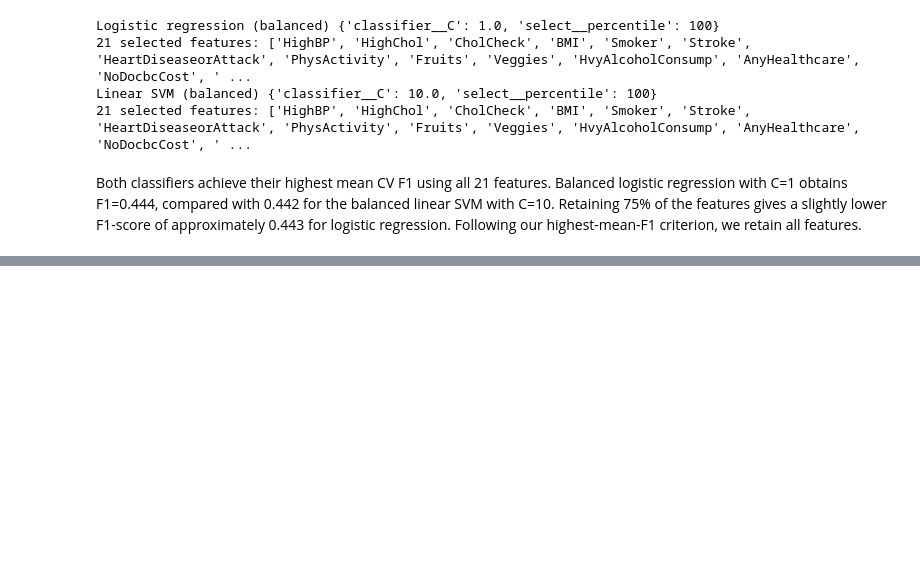
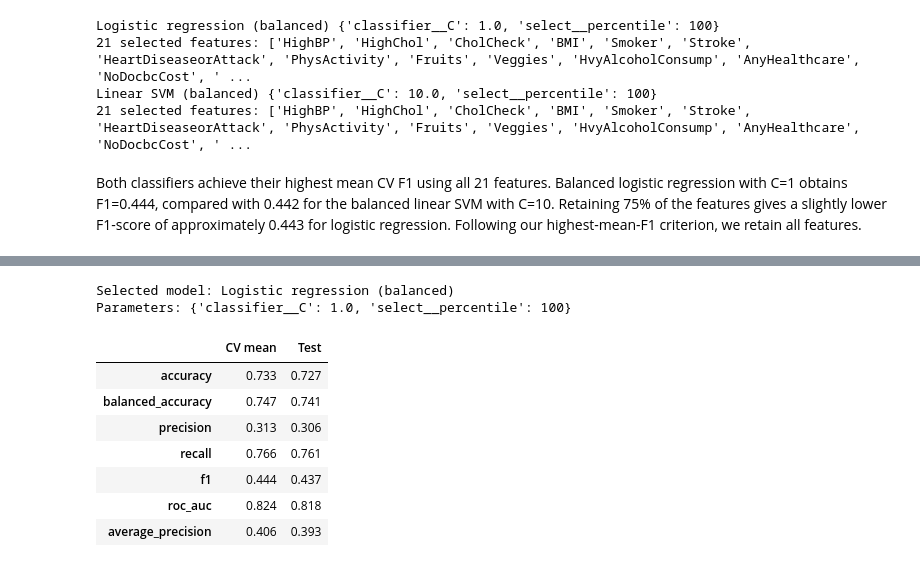
Before and after one commit to Rayene365/spam-diabetes-ml, a Jupyter notebook: diabetes.ipynb, the cells around one changed output, grey strips where cells are left out. Saved outputs shown, nothing was run; the diff lists cells and outputs as text; code cells hidden in the pictures; blank space fills up the shorter version.

```diff
--- a/diabetes.ipynb
+++ b/diabetes.ipynb
@@ -238,0 +243,28 @@ Both classifiers achieve their highest mean CV F1 using all 21 features. Balance
+# %%
+best_row = feature_results.iloc[0]
+best_name = best_row["model"]
+final_search = feature_searches[best_name]
+final_model = final_search.best_estimator_
+
+print("Selected model:", best_name)
+print("Parameters:", final_search.best_params_)
+
+test_scores = evaluate_classifier(final_model, X_test, y_test)
+cv_metrics = best_row[list(test_scores)].astype(float)
+
+final_results = pd.DataFrame({
+    "CV mean": cv_metrics,
+    "Test": pd.Series(test_scores),
+})
+final_results.round(3)
+# %% [output]
+Selected model: Logistic regression (balanced)
+Parameters: {'classifier__C': 1.0, 'select__percentile': 100}
+|  | CV mean | Test |
+| accuracy | 0.733 | 0.727 |
+| balanced_accuracy | 0.747 | 0.741 |
+| precision | 0.313 | 0.306 |
+| recall | 0.766 | 0.761 |
+| f1 | 0.444 | 0.437 |
+| roc_auc | 0.824 | 0.818 |
+| average_precision | 0.406 | 0.393 |
```
Also changed, not shown: parts of 4 cells of this notebook, 2 other files.
